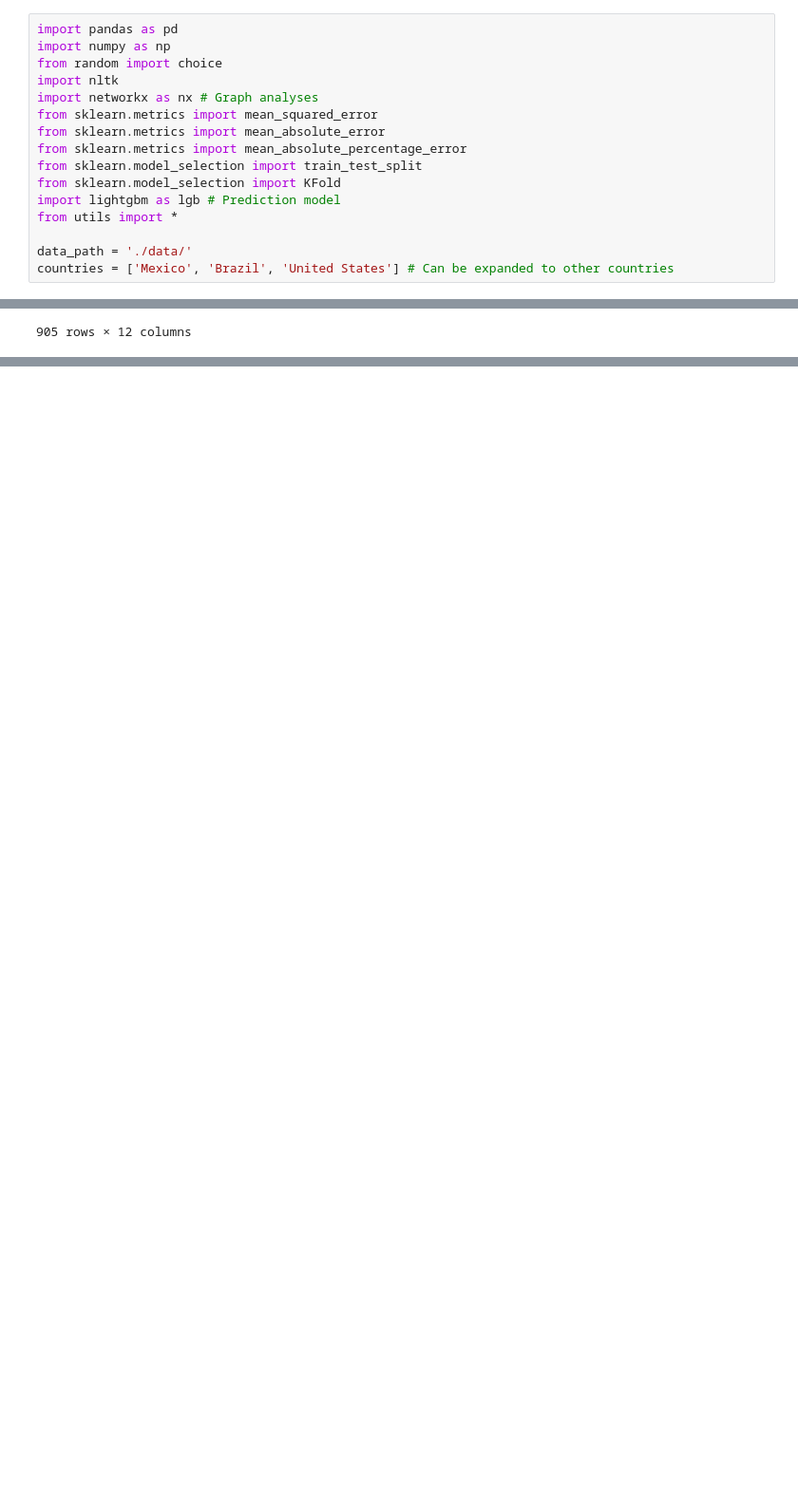
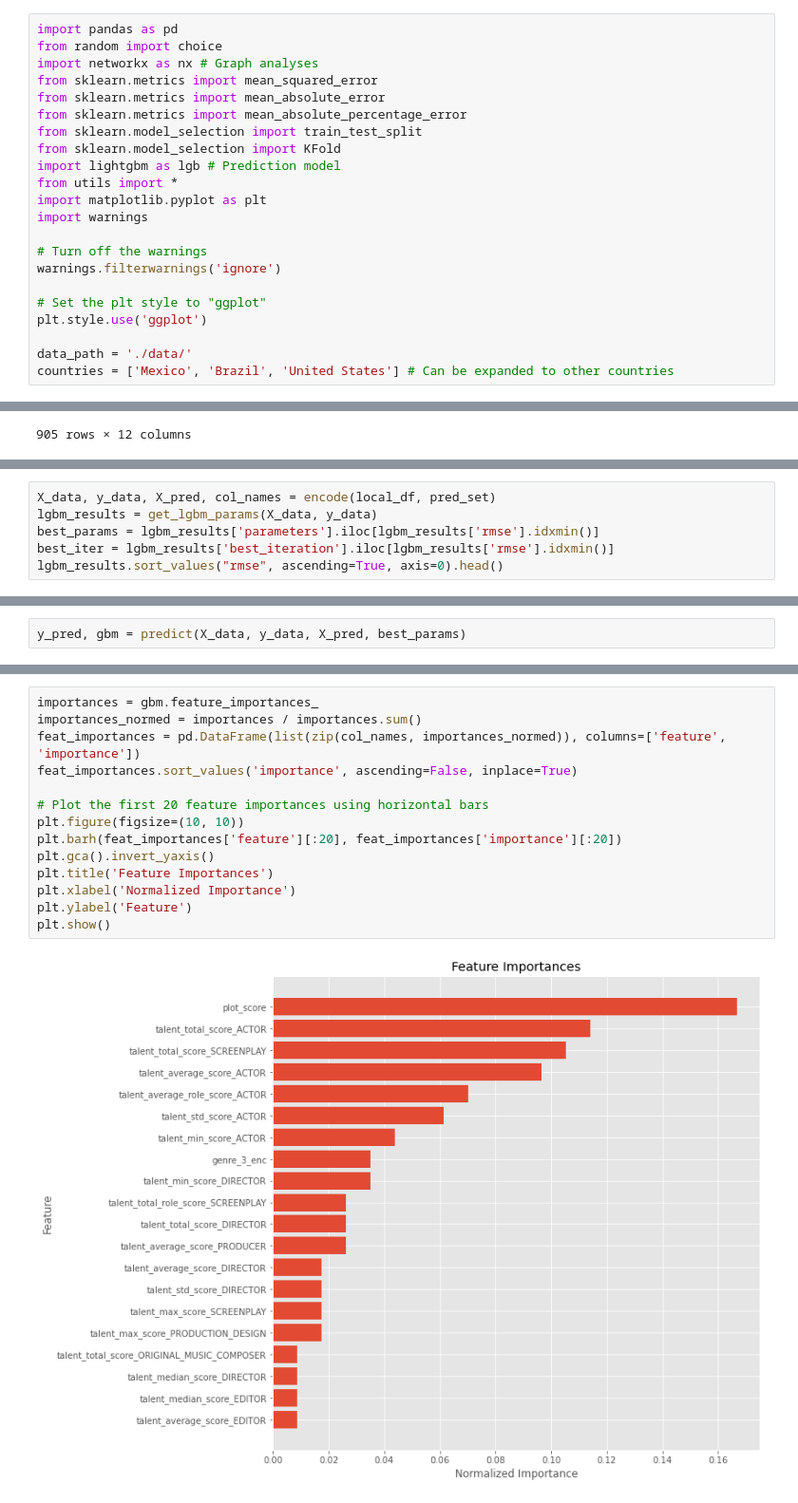
Before and after one commit to AlexCodeGlider/filmStreamingForecast, a Jupyter notebook: model.ipynb, the cells around one changed output, grey strips where cells are left out. Shown: that part at 95% size. Cells and saved outputs as stored; diff of their text form; blank space fills up the shorter version.

```diff
--- a/model.ipynb
+++ b/model.ipynb
@@ -8,9 +8,7 @@ The goal of this project is to create a decision support system to aid movie inv
 ## Python libraries
 # %%
 import pandas as pd
-import numpy as np
 from random import choice
-import nltk
 import networkx as nx # Graph analyses
 from sklearn.metrics import mean_squared_error
 from sklearn.metrics import mean_absolute_error
@@ -19,6 +17,14 @@ from sklearn.model_selection import train_test_split
 from sklearn.model_selection import KFold
 import lightgbm as lgb # Prediction model
 from utils import *
+import matplotlib.pyplot as plt
+import warnings
+
+# Turn off the warnings
+warnings.filterwarnings('ignore')
+
+# Set the plt style to "ggplot"
+plt.style.use('ggplot')
 
 data_path = './data/'
 countries = ['Mexico', 'Brazil', 'United States'] # Can be expanded to other countries
@@ -445,0 +444,6 @@ pred_set
+# %%
+X_data, y_data, X_pred, col_names = encode(local_df, pred_set)
+lgbm_results = get_lgbm_params(X_data, y_data)
+best_params = lgbm_results['parameters'].iloc[lgbm_results['rmse'].idxmin()]
+best_iter = lgbm_results['best_iteration'].iloc[lgbm_results['rmse'].idxmin()]
+lgbm_results.sort_values("rmse", ascending=True, axis=0).head()
@@ -445,0 +474,2 @@ pred_set
+# %%
+y_pred, gbm = predict(X_data, y_data, X_pred, best_params)
@@ -445,0 +521,16 @@ pred_set
+# %%
+importances = gbm.feature_importances_
+importances_normed = importances / importances.sum()
+feat_importances = pd.DataFrame(list(zip(col_names, importances_normed)), columns=['feature', 'importance'])
+feat_importances.sort_values('importance', ascending=False, inplace=True)
+
+# Plot the first 20 feature importances using horizontal bars
+plt.figure(figsize=(10, 10))
+plt.barh(feat_importances['feature'][:20], feat_importances['importance'][:20])
+plt.gca().invert_yaxis()
+plt.title('Feature Importances')
+plt.xlabel('Normalized Importance')
+plt.ylabel('Feature')
+plt.show()
+# %% [output]
+[figure, added]
```
Also changed, not shown: parts of 22 cells of this notebook, 1 other file.
